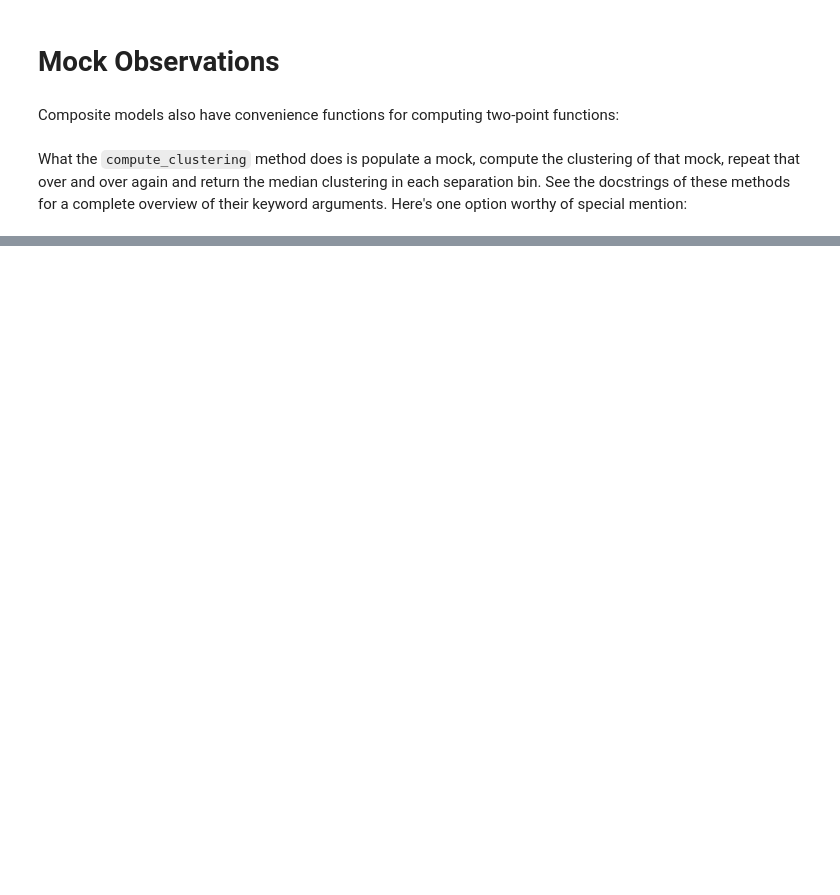
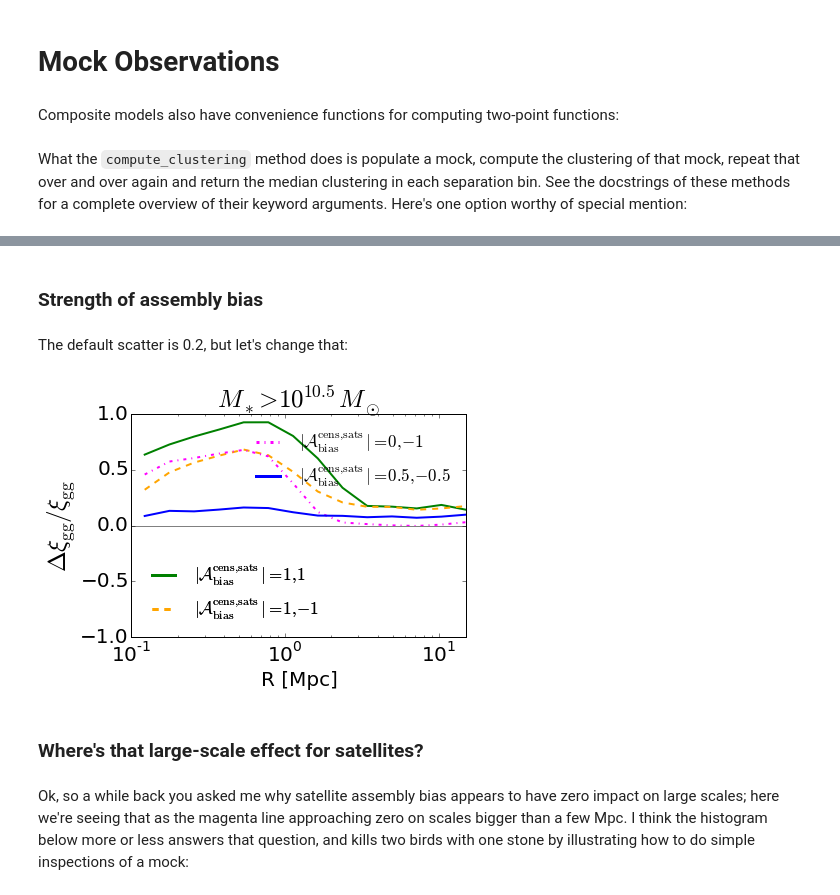
Before and after one commit to parejkoj/halotools, a Jupyter notebook: hearin15_demo.ipynb, the cells around one changed output, grey strips where cells are left out. Saved outputs shown, nothing was run; the diff lists cells and outputs as text; code cells hidden in the pictures; blank space fills up the shorter version.

```diff
--- a/hearin15_demo.ipynb
+++ b/hearin15_demo.ipynb
@@ -88,0 +78,2 @@ r, xi_cc, xi_cs, xi_ss = model2.compute_galaxy_clustering(gal_type = 'centrals',
+# %% [markdown]
+### Strength of assembly bias
@@ -88,0 +91,69 @@ r, xi_cc, xi_cs, xi_ss = model2.compute_galaxy_clustering(gal_type = 'centrals',
+# %% [markdown]
+The default scatter is 0.2, but let's change that:
+# %%
+baseline_model.param_dict['scatter_model_param1'] = 0.8
+assembias_model1.param_dict['scatter_model_param1'] = 0.8
+assembias_model2.param_dict['scatter_model_param1'] = 0.8
+assembias_model3.param_dict['scatter_model_param1'] = 0.8
+assembias_model4.param_dict['scatter_model_param1'] = 0.8
+# %%
+r, xi_baseline = baseline_model.compute_galaxy_clustering()
+r, xi_assembias1 = assembias_model1.compute_galaxy_clustering()
+r, xi_assembias2 = assembias_model2.compute_galaxy_clustering()
+r, xi_assembias3 = assembias_model3.compute_galaxy_clustering()
+r, xi_assembias4 = assembias_model4.compute_galaxy_clustering()
+
+fracdiff1 = (xi_assembias1 - xi_baseline)/xi_baseline
+fracdiff2 = (xi_assembias2 - xi_baseline)/xi_baseline
+fracdiff3 = (xi_assembias3 - xi_baseline)/xi_baseline
+fracdiff4 = (xi_assembias4 - xi_baseline)/xi_baseline
+# %%
+from matplotlib import lines as mlines
+
+fig2 = plt.figure()
+ax = fig2.add_subplot(111)
+
+xlabel = ax.set_xlabel('R [Mpc]', fontsize=20)
+ylabel = ax.set_ylabel(r'$\Delta\xi_{\rm gg} / \xi_{\rm gg}$', fontsize=25)
+title = ax.set_title(r'$M_{\ast} > 10^{10.5} M_{\odot}$', fontsize=25)
+
+ax.plot(r, fracdiff1, '-', color='green', linewidth=2)
+ax.plot(r, fracdiff2, '--', color='orange', linewidth=2)
+ax.plot(r, fracdiff3, '-.', color='magenta', linewidth=2)
+ax.plot(r, fracdiff4, '-', color='blue', linewidth=2)
+
+ax.plot(np.logspace(-2, 2, 100), np.zeros(100), color='gray')
+
+plt.xscale('log')
+plt.xticks(fontsize=20)
+plt.yticks(fontsize=20)
+plt.xlim(xmin = 0.1, xmax=15)
+plt.ylim(ymin = -1, ymax = 1)
+
+# Here's some useful matplotlib syntax for how to have multiple legends
+# I find this awkward and "un-pythonic", but that's matplotlib for you
+solid_line = mlines.Line2D([], [], ls = '-', c = 'green', linewidth=3,
+                           label = r'$|\mathcal{A}_{\rm bias}^{\rm cens, sats}| = 1, 1$')
+dashed_line = mlines.Line2D([], [], ls = '--', c = 'orange', linewidth=3,
+                           label = r'$|\mathcal{A}_{\rm bias}^{\rm cens, sats}| = 1, -1$')
+dot_dashed_line = mlines.Line2D([], [], ls = '-.', c = 'magenta', linewidth=3,
+                           label = r'$|\mathcal{A}_{\rm bias}^{\rm cens, sats}| = 0, -1$')
+blue_line = mlines.Line2D([], [], ls = '-', c = 'blue', linewidth=3,
+                           label = r'$|\mathcal{A}_{\rm bias}^{\rm cens, sats}| = 0.5, -0.5$')
+
+first_legend = plt.legend(handles=[dot_dashed_line, blue_line],
+                          frameon=False, loc=1, fontsize=17)
+ax.add_artist(first_legend)
+second_legend = plt.legend(handles=[solid_line, dashed_line],
+                          frameon=False, loc=3, fontsize=17)
+ax.add_artist(second_legend)
+
+# Here's a trick so that your axis labels don't get cut off in the saved pdf:
+fig2.savefig('dummy_fig.pdf',
+             bbox_extra_artists=[xlabel, ylabel], bbox_inches='tight')
+# %% [output]
+[figure, added]
+# %% [markdown]
+### Where's that large-scale effect for satellites?
+# %% [markdown]
+Ok, so a while back you asked me why satellite assembly bias appears to have zero impact on large scales; here we're seeing that as the magenta line approaching zero on scales bigger than a few Mpc. I think the histogram below more or less answers that question, and kills two birds with one stone by illustrating how to do simple inspections of a mock:
```
Also changed, not shown: parts of 16 cells of this notebook.
